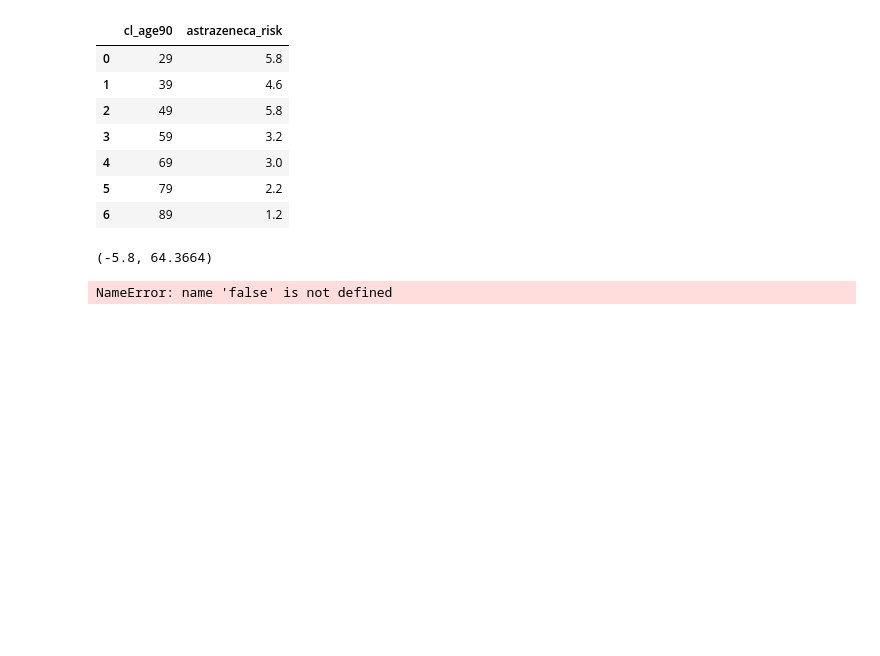
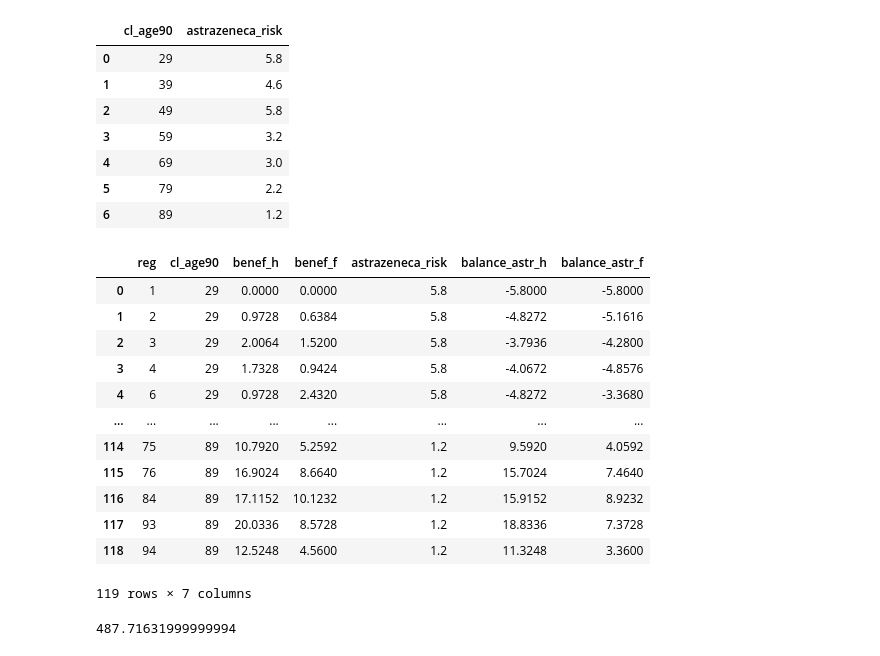
Before and after one commit to oalam/covid-analytics, a Jupyter notebook: exploratory.ipynb, the cells around one changed output. Saved outputs shown, nothing was run; the diff lists cells and outputs as text; code cells hidden in the pictures; blank space fills up the shorter version.

```diff
--- a/exploratory.ipynb
+++ b/exploratory.ipynb
@@ -372,12 +372,26 @@ incidence_rea_reg_cl_age.to_csv('data/incidence_rea_reg_cl_age-2021-05-14.csv')
 # %%
 balance = incidence_rea_reg_cl_age[(incidence_rea_reg_cl_age.cl_age90 != 0) & (incidence_rea_reg_cl_age.cl_age90 != 9) & (incidence_rea_reg_cl_age.cl_age90 != 19) & (incidence_rea_reg_cl_age.cl_age90 != 90)][['reg','cl_age90', 'benef_h', 'benef_f']]
 balance = pd.merge(balance, risks, on=['cl_age90'])
 balance['balance_astr_h'] = balance['benef_h'] -  balance['astrazeneca_risk']
 balance['balance_astr_f'] = balance['benef_f'] -  balance['astrazeneca_risk']
-balance['balance_astr_f'].min(), balance['balance_astr_f'].max()
+balance
 # %% [output]
+|  | reg | cl_age90 | benef_h | benef_f | astrazeneca_risk | balance_astr_h | balance_astr_f |
+| 0 | 1 | 29 | 0.0000 | 0.0000 | 5.8 | -5.8000 | -5.8000 |
+| 1 | 2 | 29 | 0.9728 | 0.6384 | 5.8 | -4.8272 | -5.1616 |
+| 2 | 3 | 29 | 2.0064 | 1.5200 | 5.8 | -3.7936 | -4.2800 |
+| 3 | 4 | 29 | 1.7328 | 0.9424 | 5.8 | -4.0672 | -4.8576 |
+| 4 | 6 | 29 | 0.9728 | 2.4320 | 5.8 | -4.8272 | -3.3680 |
+| ... | ... | ... | ... | ... | ... | ... | ... |
+| 114 | 75 | 89 | 10.7920 | 5.2592 | 1.2 | 9.5920 | 4.0592 |
+| 115 | 76 | 89 | 16.9024 | 8.6640 | 1.2 | 15.7024 | 7.4640 |
+| 116 | 84 | 89 | 17.1152 | 10.1232 | 1.2 | 15.9152 | 8.9232 |
+| 117 | 93 | 89 | 20.0336 | 8.5728 | 1.2 | 18.8336 | 7.3728 |
+| 118 | 94 | 89 | 12.5248 | 4.5600 | 1.2 | 11.3248 | 3.3600 |
-(-5.8, 64.3664)
+119 rows × 7 columns
 # %%
-balance.to_csv('data/balance_astrazeneca-2021-05-14.csv', index=false)
+balance.to_csv('data/balance_astrazeneca-2021-05-14.csv', index=False)
-# %% [output]
-NameError: name 'false' is not defined
+# %%
+balance['benef_h'].max() * 4.55
+# %% [output]
+487.71631999999994
```
Also changed, not shown: 2 other files.
